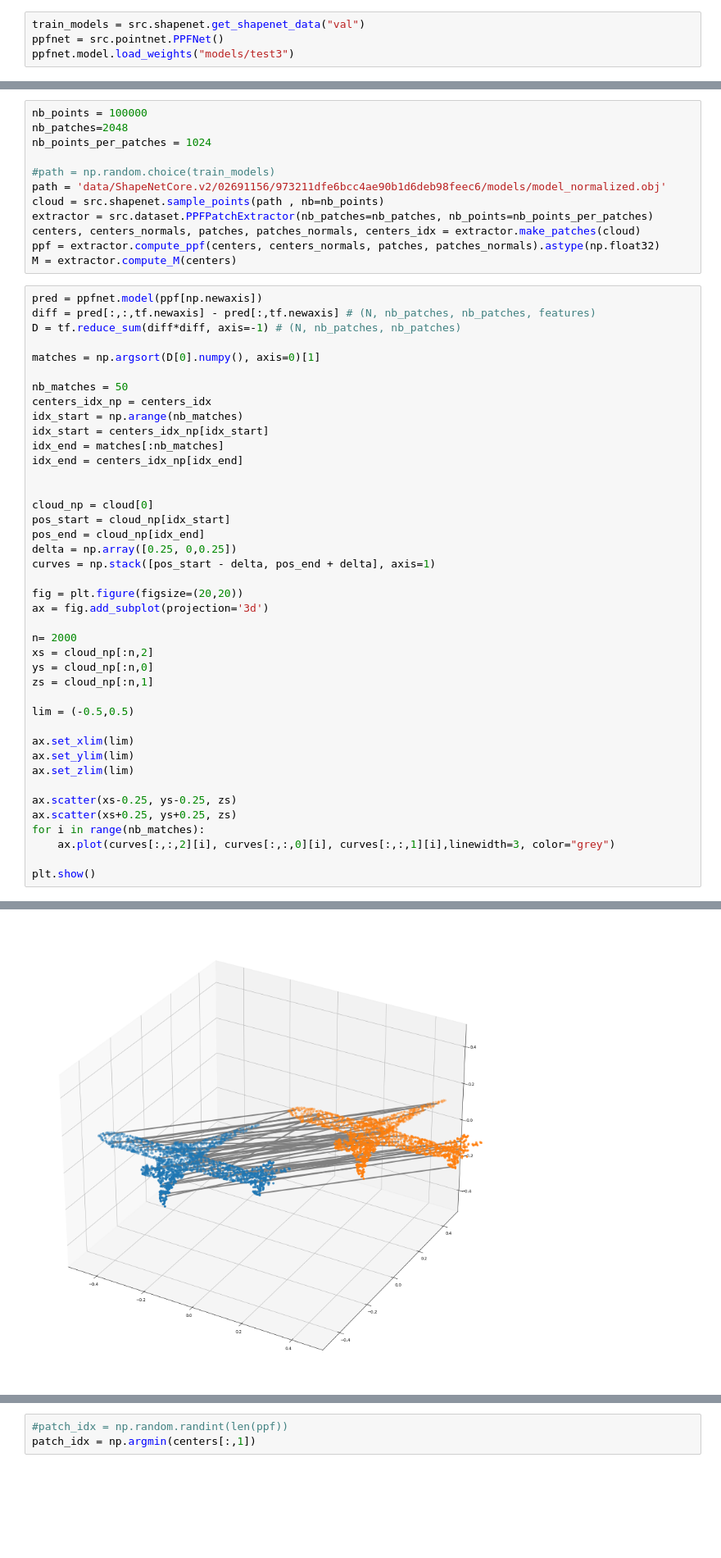
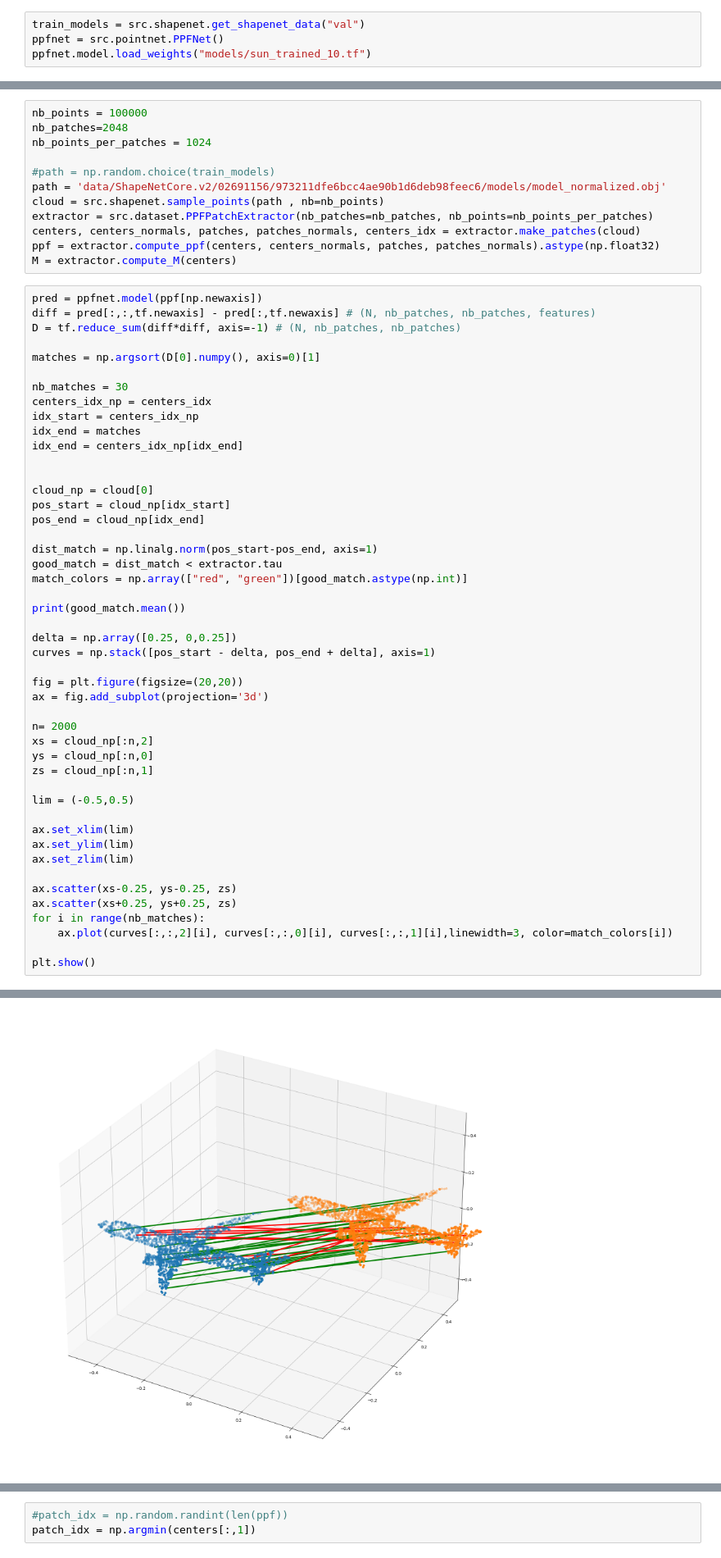
Before and after one commit to leoHeidel/PPFNet-tensorflow, a Jupyter notebook: model-visualization.ipynb, the cells around one changed output, grey strips where cells are left out. Shown at 82% size. Saved outputs shown, nothing was run; the diff lists cells and outputs as text; blank space fills up the shorter version.

```diff
--- a/model-visualization.ipynb
+++ b/model-visualization.ipynb
@@ -14,7 +14,7 @@ tf.config.experimental.set_memory_growth(physical_devices[0], True)
 # %%
 train_models = src.shapenet.get_shapenet_data("val")
 ppfnet = src.pointnet.PPFNet()
-ppfnet.model.load_weights("models/test3")
+ppfnet.model.load_weights("models/sun_trained_10.tf")
 # %% [output]
 <tensorflow.python.training.tracking.util.CheckpointLoadStatus at 0x...>
 # %%
@@ -36,17 +36,23 @@ D = tf.reduce_sum(diff*diff, axis=-1) # (N, nb_patches, nb_patches)
 
 matches = np.argsort(D[0].numpy(), axis=0)[1]
 
-nb_matches = 50
+nb_matches = 30
 centers_idx_np = centers_idx
-idx_start = np.arange(nb_matches)
-idx_start = centers_idx_np[idx_start]
-idx_end = matches[:nb_matches]
+idx_start = centers_idx_np
+idx_end = matches
 idx_end = centers_idx_np[idx_end]
 
 
 cloud_np = cloud[0]
 pos_start = cloud_np[idx_start]
 pos_end = cloud_np[idx_end]
+
+dist_match = np.linalg.norm(pos_start-pos_end, axis=1)
+good_match = dist_match < extractor.tau
+match_colors = np.array(["red", "green"])[good_match.astype(np.int)]
+
+print(good_match.mean())
+
 delta = np.array([0.25, 0,0.25])
 curves = np.stack([pos_start - delta, pos_end + delta], axis=1)
 
@@ -67,7 +73,7 @@ ax.set_zlim(lim)
 ax.scatter(xs-0.25, ys-0.25, zs)
 ax.scatter(xs+0.25, ys+0.25, zs)
 for i in range(nb_matches):
-    ax.plot(curves[:,:,2][i], curves[:,:,0][i], curves[:,:,1][i],linewidth=3, color="grey")
+    ax.plot(curves[:,:,2][i], curves[:,:,0][i], curves[:,:,1][i],linewidth=3, color=match_colors[i])
 
 plt.show()
 # %% [output]
@@ -74 +81 @@ plt.show()
-[figure, old version]
+[figure, new version]
```
Also changed, not shown: parts of 11 cells of this notebook, 10 other files.
